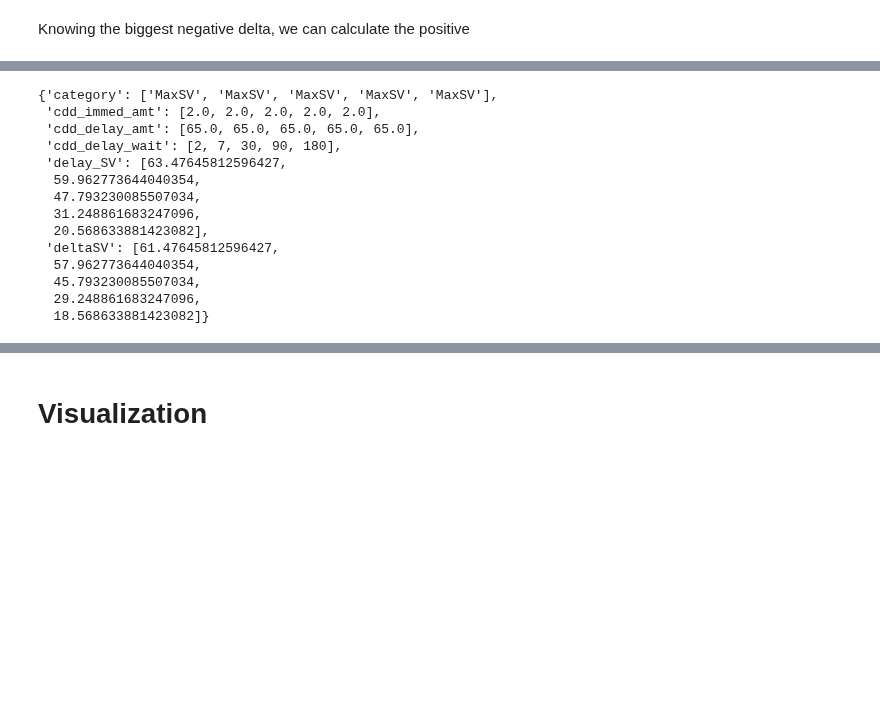
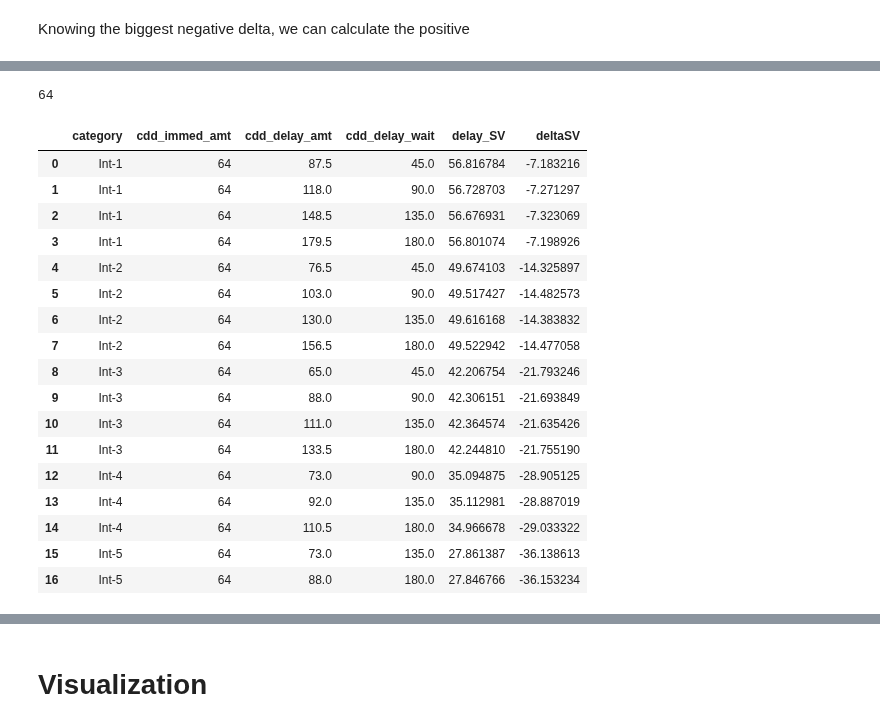
Before and after one commit to CDN-Lab/Adaptive_Choicesets, a Jupyter notebook: symm_CDD_.ipynb, the cells around one changed output, grey strips where cells are left out. Drawn from its saved outputs; the diff is of its cells as text; code cells hidden in the pictures; blank space fills up the shorter version.

```diff
--- a/symm_CDD_.ipynb
+++ b/symm_CDD_.ipynb
@@ -201,2 +223,15 @@ min_SV_trials = order_keys(min_SV_trials)
 # %% [markdown]
 Knowing the biggest negative delta, we can calculate the positive
+# %%
+def target_SVdiff(min_SV_trials,Vmax = V_max):
+
+    sv_deltas = [delta_SV for delta_SV in min_SV_trials['deltaSV']]
+    min_sv_diff = min(sv_deltas)
+    SV_range_pos = [Amp*Vmax*g for g in range(int(1/Amp)) if g!=0]
+    SV_range_neg = [Amp*min_sv_diff*g for g in range(int(1/Amp)) if g!=0]
+
+    return SV_range_pos , SV_range_neg
+
+target_SV_deltas_pos, target_SV_deltas_neg  = target_SVdiff(min_SV_trials)
+print(target_SV_deltas_pos)
+print(target_SV_deltas_neg)
@@ -233,3 +289,54 @@ Int_pos = order_keys(Int_pos)
+# %%
+def get_int_neg_SV_delta(target_SV_deltas,amt_immed_options, time_options, Vmax= V_max, valence = 'pos'):
+
+    max_sv_trials = {'category':[],'cdd_delay_wait':[],'cdd_immed_amt':[],'cdd_delay_amt':[]}
+    Vimm = min(amt_immed_options)
+    category = 'Int+'
+    if valence == 'neg':
+        Vimm = max(amt_immed_options)
+        print(Vimm)
+        category = 'Int-'
+    for index, delta_sv in enumerate(target_SV_deltas, start=1):
+        category_value = index
+        for D in time_options:
+            Vdel = [round_to_closest_half((delta_sv+Vimm)*(1 + kappa_value*D))]
+            for v in Vdel:
+                if Vimm > v:
+                    continue
+                max_sv_trials['cdd_delay_amt'].append(v)
+                max_sv_trials['cdd_delay_wait'].append(D)
+                max_sv_trials['cdd_immed_amt'].append(Vimm)
+                max_sv_trials['category'].append(category + str(category_value))
+    return max_sv_trials
+
+
+Int_neg = get_int_neg_SV_delta(target_SV_deltas_neg, amt_immed_options, time_options, valence='neg')
+Int_neg = add_SV(Int_neg, kappa_value)
+Int_neg = order_keys(Int_neg)
+
+import pandas as pd
+df = pd.DataFrame(Int_neg)
+df
+# %% [output]
+64
+|  | category | cdd_immed_amt | cdd_delay_amt | cdd_delay_wait | delay_SV | deltaSV |
+| 0 | Int-1 | 64 | 87.5 | 45.0 | 56.816784 | -7.183216 |
+| 1 | Int-1 | 64 | 118.0 | 90.0 | 56.728703 | -7.271297 |
+| 2 | Int-1 | 64 | 148.5 | 135.0 | 56.676931 | -7.323069 |
+| 3 | Int-1 | 64 | 179.5 | 180.0 | 56.801074 | -7.198926 |
+| 4 | Int-2 | 64 | 76.5 | 45.0 | 49.674103 | -14.325897 |
+| 5 | Int-2 | 64 | 103.0 | 90.0 | 49.517427 | -14.482573 |
+| 6 | Int-2 | 64 | 130.0 | 135.0 | 49.616168 | -14.383832 |
+| 7 | Int-2 | 64 | 156.5 | 180.0 | 49.522942 | -14.477058 |
+| 8 | Int-3 | 64 | 65.0 | 45.0 | 42.206754 | -21.793246 |
+| 9 | Int-3 | 64 | 88.0 | 90.0 | 42.306151 | -21.693849 |
+| 10 | Int-3 | 64 | 111.0 | 135.0 | 42.364574 | -21.635426 |
+| 11 | Int-3 | 64 | 133.5 | 180.0 | 42.244810 | -21.755190 |
+| 12 | Int-4 | 64 | 73.0 | 90.0 | 35.094875 | -28.905125 |
+| 13 | Int-4 | 64 | 92.0 | 135.0 | 35.112981 | -28.887019 |
+| 14 | Int-4 | 64 | 110.5 | 180.0 | 34.966678 | -29.033322 |
+| 15 | Int-5 | 64 | 73.0 | 135.0 | 27.861387 | -36.138613 |
+| 16 | Int-5 | 64 | 88.0 | 180.0 | 27.846766 | -36.153234 |
 # %%
 def get_Max_SVdelta(time_options, Vmax=V_max, Vmin=V_min):
     """
@@ -249,19 +356,3 @@ def get_Max_SVdelta(time_options, Vmax=V_max, Vmin=V_min):
 Max_SV_trials = get_Max_SVdelta(time_options)
 Max_SV_trials = add_SV(Max_SV_trials, kappa_value)
 Max_SV_trials = order_keys(Max_SV_trials)
-Max_SV_trials
-# %% [output]
-{'category': ['MaxSV', 'MaxSV', 'MaxSV', 'MaxSV', 'MaxSV'],
- 'cdd_immed_amt': [2.0, 2.0, 2.0, 2.0, 2.0],
- 'cdd_delay_amt': [65.0, 65.0, 65.0, 65.0, 65.0],
- 'cdd_delay_wait': [2, 7, 30, 90, 180],
- 'delay_SV': [63.47645812596427,
-  59.962773644040354,
-  47.793230085507034,
-  31.248861683247096,
-  20.568633881423082],
- 'deltaSV': [61.47645812596427,
-  57.962773644040354,
-  45.793230085507034,
-  29.248861683247096,
-  18.568633881423082]}
```
Also changed, not shown: parts of 11 cells of this notebook.
